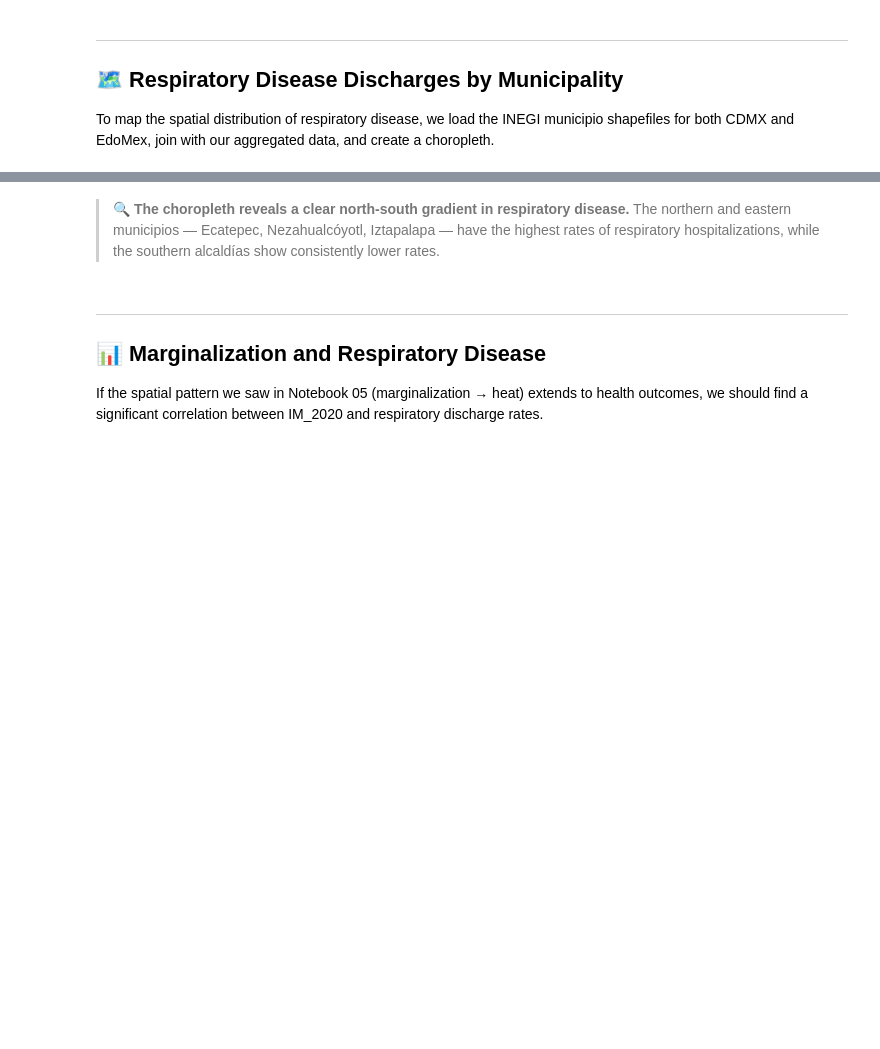
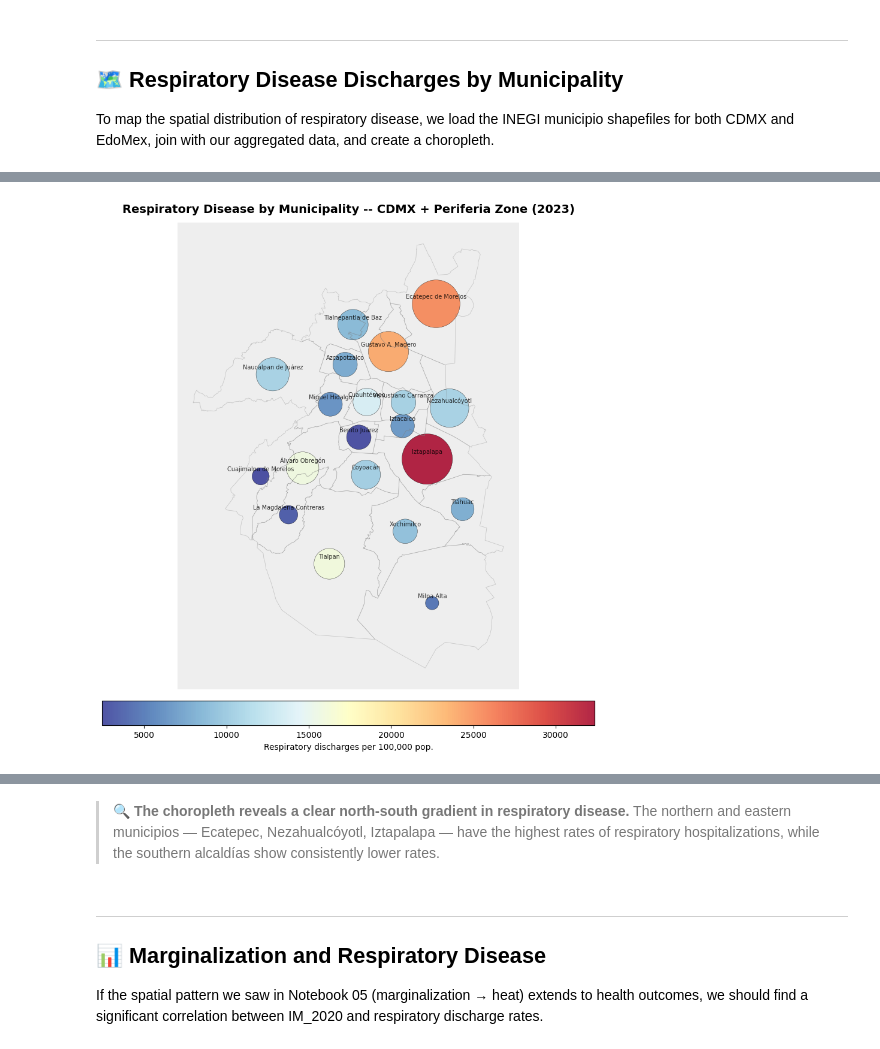
Before and after one commit to nellsdev/desigualdad_verde_cdmx, a Jupyter notebook: notebooks/06_salud_respiratoria.ipynb, the cells around one changed output, grey strips where cells are left out. Cells and saved outputs as stored; diff of their text form; code cells hidden in the pictures; blank space fills up the shorter version.

```diff
--- a/notebooks/06_salud_respiratoria.ipynb
+++ b/notebooks/06_salud_respiratoria.ipynb
@@ -65,7 +65,16 @@ for col in ["IM_2020", "POB_TOTAL", "egresos_resp", "area_verde_total_m2"]:
 
 df_valid = df.dropna(subset=["IM_2020"])
 
+# AOI filter: CDMX (CVE_ENT == "09") + selected EdoMex municipios
+aoi_muns = ["Ecatepec de Morelos", "Tlalnepantla de Baz", "Naucalpan de Juárez", "Nezahualcóyotl"]
+df_valid = df_valid[
+    (df_valid["CVE_ENT"] == 9) |
+    ((df_valid["CVE_ENT"] == 15) & (df_valid["NOM_MUN"].isin(aoi_muns)))
+]
+
+
 print(f"Total AGEBs with IM_2020: {len(df_valid)}")
 print(f"AGEBs with egresos_resp > 0: {(df_valid['egresos_resp'] > 0).sum()}")
 print(f"Total respiratory discharges: {int(df_valid['egresos_resp'].sum())}")
+print(f"AGEBs within AOI: {len(df_valid)}")
 # %% [output]
@@ -179,0 +122,56 @@ plt.show()
+# %%
+# Municipio-level dot map using shapefile centroids
+# Only 20 dots, one per AOI municipio — avoids AGEB-level data issues
+
+# Compute municipio centroids from the shapefiles
+mun_geo = aoi_shp.copy()
+mun_geo["centroid"] = mun_geo.geometry.centroid
+mun_geo["x"] = mun_geo["centroid"].x
+mun_geo["y"] = mun_geo["centroid"].y
+
+# Merge with municipio-level respiratory data
+mun_dots = mun_agg.merge(
+    mun_geo[["NOMGEO", "x", "y"]],
+    left_on="NOM_MUN", right_on="NOMGEO", how="inner"
+)
+
+fig, ax = plt.subplots(figsize=(14, 10))
+ax.set_facecolor("#eeeeee")
+
+# Muted municipio boundaries
+aoi_shp.boundary.plot(ax=ax, color="gray", linewidth=0.5, alpha=0.4)
+
+# Municipio dot map
+scatter = ax.scatter(
+    mun_dots["x"], mun_dots["y"],
+    s=mun_dots["POB_TOTAL"] / 500,
+    c=mun_dots["tasa_resp_100k"],
+    cmap="RdYlBu_r",
+    edgecolors="black", linewidths=0.3,
+    alpha=0.85
+)
+
+# Label each municipio
+for _, row in mun_dots.iterrows():
+    ax.annotate(
+        row["NOM_MUN"],
+        xy=(row["x"], row["y"]),
+        fontsize=7, alpha=0.8,
+        ha="center", va="bottom",
+        xytext=(0, 5), textcoords="offset points"
+    )
+
+cbar = plt.colorbar(scatter, ax=ax, shrink=0.6, orientation="horizontal", pad=0.02)
+cbar.set_label("Respiratory discharges per 100,000 pop.")
+
+ax.set_title(
+    "Respiratory Disease by Municipality -- CDMX + Periferia Zone (2023)",
+    fontsize=14, fontweight="bold", pad=12
+)
+ax.set_xticks([])
+ax.set_yticks([])
+ax.spines[:].set_visible(False)
+plt.tight_layout()
+plt.show()
+# %% [output]
+[figure, added]
```
Also changed, not shown: parts of 14 cells of this notebook, 1 other file.
